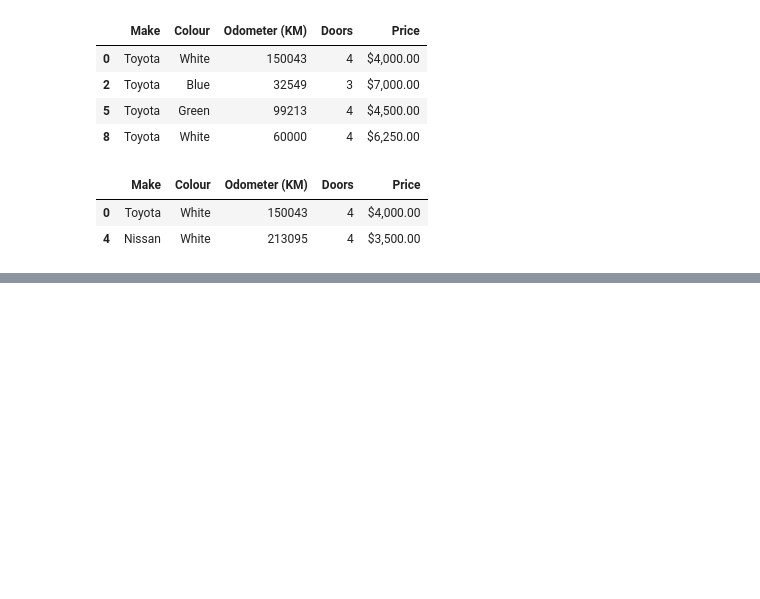
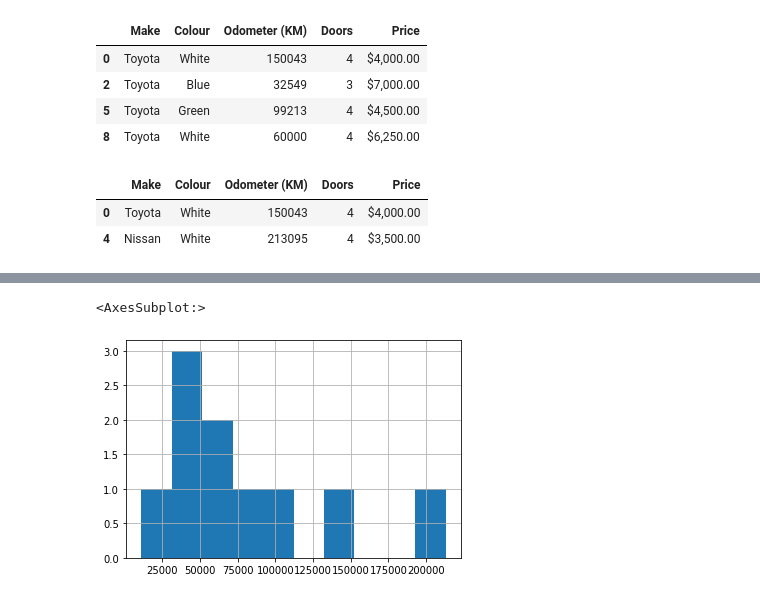
Before and after one commit to omsouravsharma/Intro_to_Pandas, a Jupyter notebook: Introduction to Pandas.ipynb, the cells around one changed output, grey strips where cells are left out. Drawn from its saved outputs; the diff is of its cells as text; code cells hidden in the pictures; blank space fills up the shorter version.

```diff
--- a/Introduction to Pandas.ipynb
+++ b/Introduction to Pandas.ipynb
@@ -142,0 +174,5 @@ car_sales[car_sales["Odometer (KM)"] > 100000]
+# %%
+car_sales["Odometer (KM)"].hist()
+# %% [output]
+<AxesSubplot:>
+[figure, added]
```
Also changed, not shown: parts of 8 cells of this notebook.
